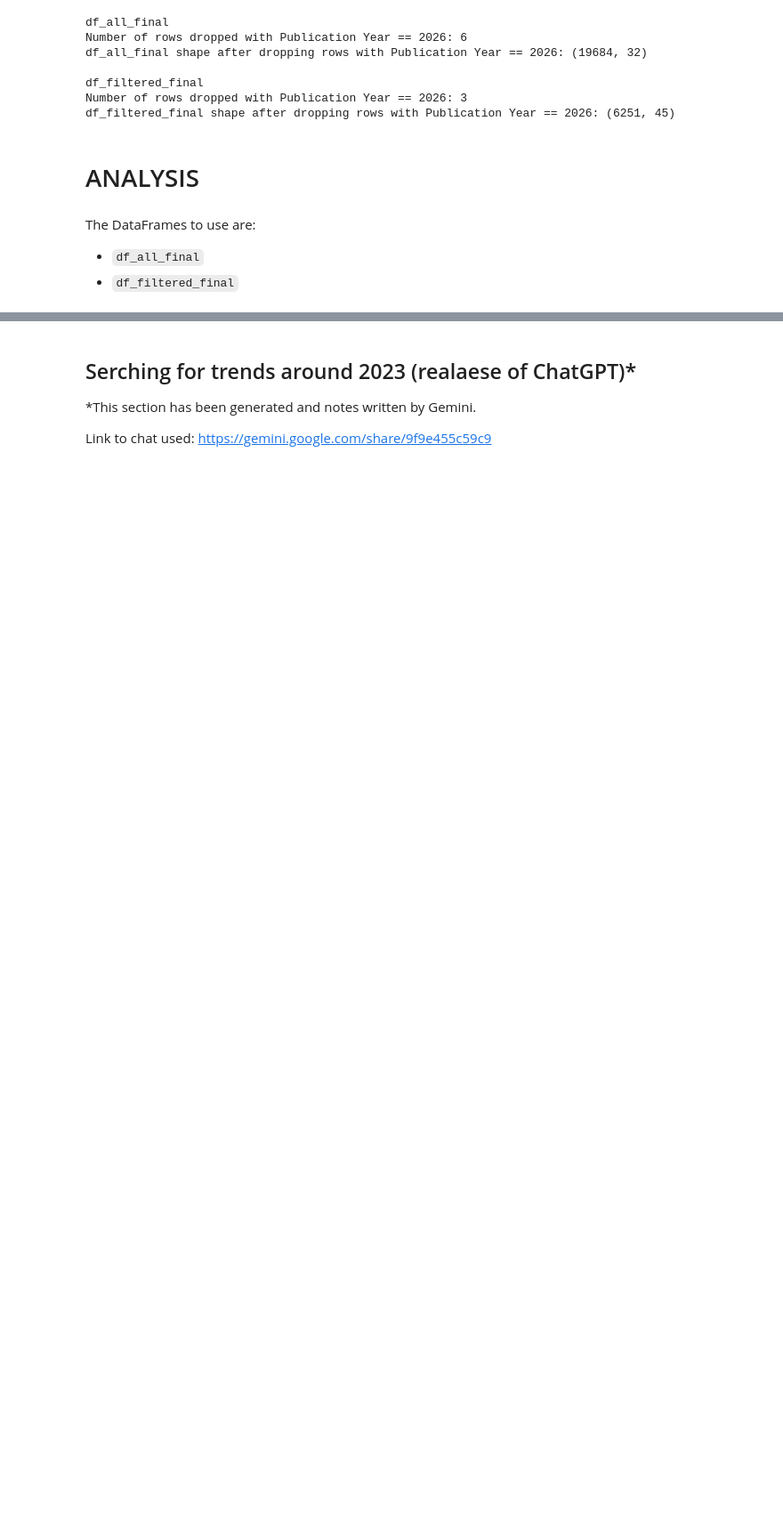
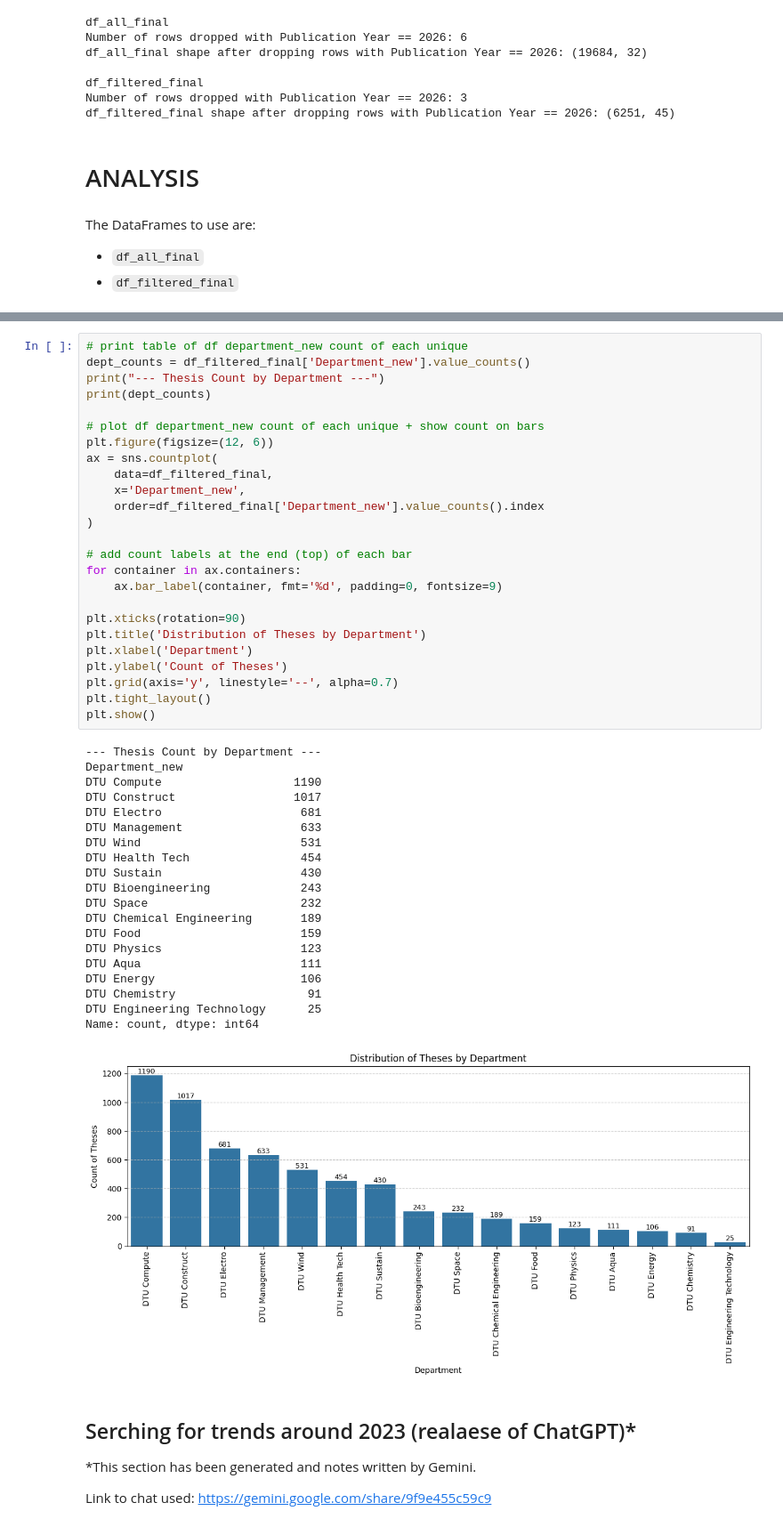
Before and after one commit to OliverKviat/Thesis_OCR, a Jupyter notebook: exploring_data/data_analysis_notebook.ipynb, the cells around one changed output, grey strips where cells are left out. Shown at 89% size. Drawn from its saved outputs; the diff is of its cells as text; blank space fills up the shorter version.

Commit message:
SMOKING GUN analysis ready for now - need prof-reading. Need for department analysis to be improved!

```diff
--- a/exploring_data/data_analysis_notebook.ipynb
+++ b/exploring_data/data_analysis_notebook.ipynb
@@ -159,3 +166,49 @@ The DataFrames to use are:
+# %%
+# print table of df department_new count of each unique
+dept_counts = df_filtered_final['Department_new'].value_counts()
+print("--- Thesis Count by Department ---")
+print(dept_counts)
+
+# plot df department_new count of each unique + show count on bars
+plt.figure(figsize=(12, 6))
+ax = sns.countplot(
+    data=df_filtered_final,
+    x='Department_new',
+    order=df_filtered_final['Department_new'].value_counts().index
+)
+
+# add count labels at the end (top) of each bar
+for container in ax.containers:
+    ax.bar_label(container, fmt='%d', padding=0, fontsize=9)
+
+plt.xticks(rotation=90)
+plt.title('Distribution of Theses by Department')
+plt.xlabel('Department')
+plt.ylabel('Count of Theses')
+plt.grid(axis='y', linestyle='--', alpha=0.7)
+plt.tight_layout()
+plt.show()
+# %% [output]
+--- Thesis Count by Department ---
+Department_new
+DTU Compute                   1190
+DTU Construct                 1017
+DTU Electro                    681
+DTU Management                 633
+DTU Wind                       531
+DTU Health Tech                454
+DTU Sustain                    430
+DTU Bioengineering             243
+DTU Space                      232
+DTU Chemical Engineering       189
+DTU Food                       159
+DTU Physics                    123
+DTU Aqua                       111
+DTU Energy                     106
+DTU Chemistry                   91
+DTU Engineering Technology      25
+Name: count, dtype: int64
+[figure, added]
 # %% [markdown]
 ## Serching for trends around 2023 (realaese of ChatGPT)*
 *This section has been generated and notes written by Gemini.
```
Also changed, not shown: parts of 43 cells of this notebook, 3 other files.
